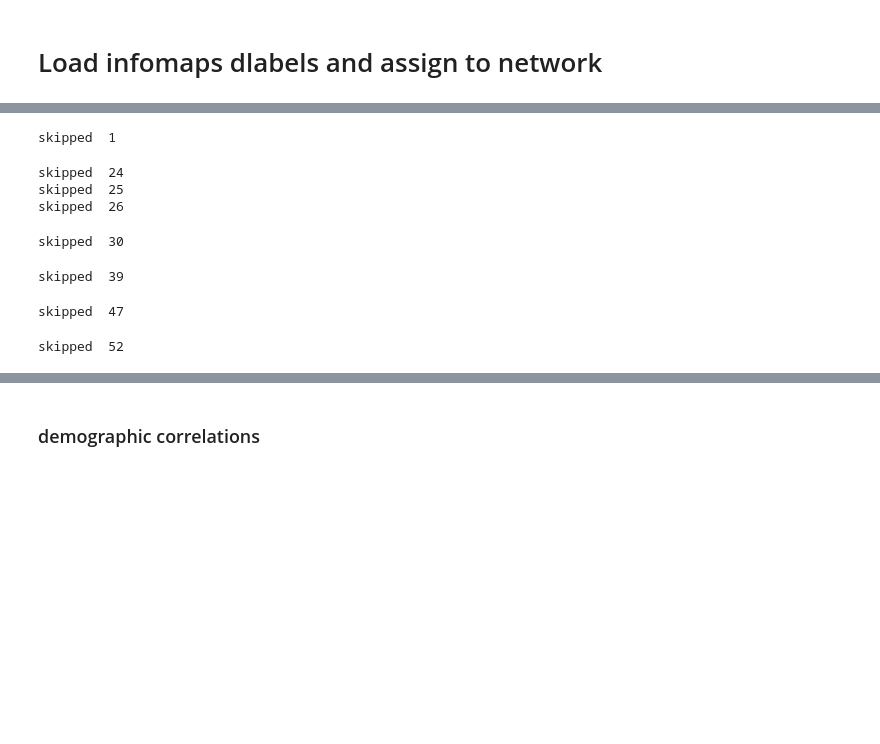
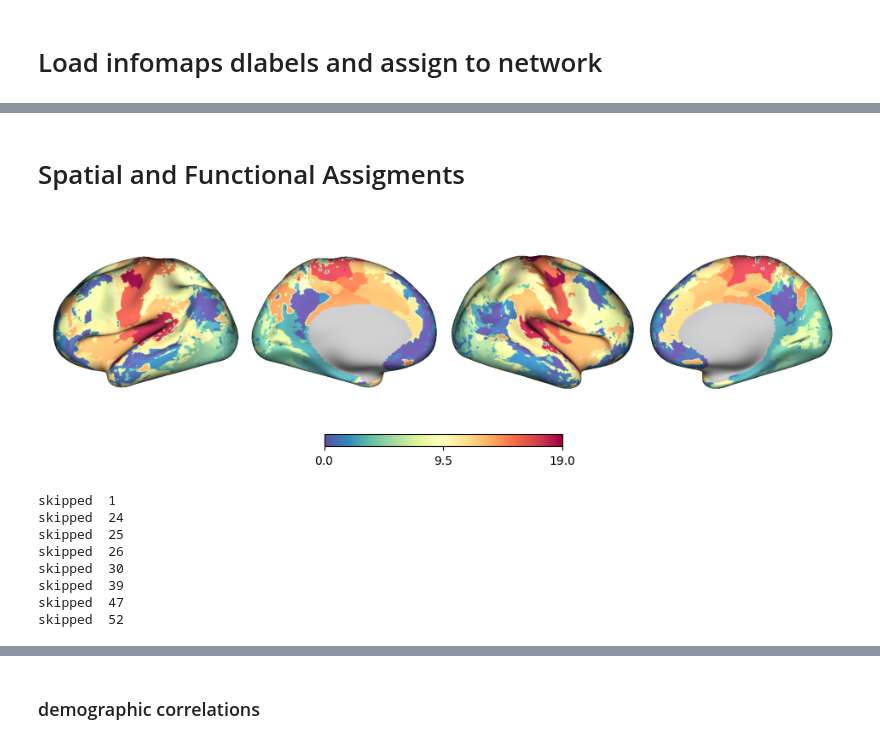
Before and after one commit to cole-khamnei/precision_mapping, a Jupyter notebook: notebooks/precision_map_EDA.ipynb, the cells around one changed output, grey strips where cells are left out. Cells and saved outputs as stored; diff of their text form; code cells hidden in the pictures; blank space fills up the shorter version.

```diff
--- a/notebooks/precision_map_EDA.ipynb
+++ b/notebooks/precision_map_EDA.ipynb
@@ -299,9 +278,9 @@ pm_dir = "/data/data7/network_control/results/EC_analysis/precision_maps/RS_fMRI
 # ax, _ = sfm.surface_plot(t_values, cmap=plt.cm.coolwarm, ax=ax)
 # ax.set_title(f"HC {network_labels[i]} Spatial Restricted FC")
 # %%
-roi_ind = vertex_labels == 360
+# roi_ind = vertex_labels == 360
 
-t_values = CAP_tools.utils.cifti_map(None, roi_ind, dlabel)
-fig, ax = plt.subplots(figsize=(12, 4))
-ax, _ = sfm.surface_plot(t_values, cmap=plt.cm.coolwarm, ax=ax)
-ax.set_title(f"HC {network_labels[i]} Spatial Restricted FC")
+# t_values = CAP_tools.utils.cifti_map(None, roi_ind, dlabel)
+# fig, ax = plt.subplots(figsize=(12, 4))
+# ax, _ = sfm.surface_plot(t_values, cmap=plt.cm.coolwarm, ax=ax)
+# ax.set_title(f"HC {network_labels[i]} Spatial Restricted FC")
@@ -357,0 +310,9 @@ vertex_networks, vertex_networks_str = get_spatial_assignments(vertex_labels, sp
+# %% [markdown]
+# Spatial and Functional Assigments
+# %%
+def cortex_plot(data, cifti, rois=None, cmap=plt.cm.coolwarm):
+    """ """
+    data_values = CAP_tools.utils.cifti_map(rois, data, cifti)
+    fig, ax = plt.subplots(figsize=(12, 4))
+    ax, _ = sfm.surface_plot(data_values, cmap=cmap, ax=ax)
+    return ax, data_values
@@ -358,3 +339,9 @@ vertex_networks, vertex_networks_str = get_spatial_assignments(vertex_labels, sp
+# %%
+vn, vns = get_network_assigments(vertex_labels, vertex_data, network_labels, spatial, FC)
+# %%
+cortex_plot(vn, example_cifti, cmap=plt.cm.Spectral_r);
+# %% [output]
+[figure, added]
 # %%
 partition = np.load(partition_paths[0])
 vertex_labels = get_partition_cortex(partition, example_cifti)
@@ -365,23 +356,29 @@ valid_subjects = []
 for i, partition_path in enumerate(tqdm(partition_paths)):
     partition = np.load(partition_path)
     if len(np.unique(partition[1])) > 4000:
+    # if len(np.unique(partition[1])) > 10_000:
         print("skipped ", i)
         continue
 
     vertex_labels = get_partition_cortex(partition, example_cifti)
-    vertex_networks, vertex_networks_str = get_spatial_assignments(vertex_labels, spatial, network_labels)
-    na_s.append(vertex_networks)
-    ns_s.append(vertex_networks_str)
+    # vertex_networks, vertex_networks_str = get_spatial_assignments(vertex_labels, spatial, network_labels)
+    vn, vns = get_network_assigments(vertex_labels, vertex_data, network_labels, spatial, FC)
+    na_s.append(vn)
+    ns_s.append(vns)
     valid_subjects.append(subject_list[i])
+
+na_s, ns_s = np.array(na_s), np.array(ns_s)
+valid_subjects = np.array(valid_subjects)
+szp_index = np.array(["_08_" in v for v in valid_subjects])
 # %% [output]
 skipped  1
+skipped  24
+skipped  25
+skipped  26
+skipped  30
+skipped  39
+skipped  47
+skipped  52
-skipped  24
-skipped  25
-skipped  26
-skipped  30
-skipped  39
-skipped  47
-skipped  52
 # %%
 na_s, ns_s = np.array(na_s), np.array(ns_s)
 valid_subjects = np.array(valid_subjects)
```
Also changed, not shown: parts of 27 cells of this notebook, 4 other files.
